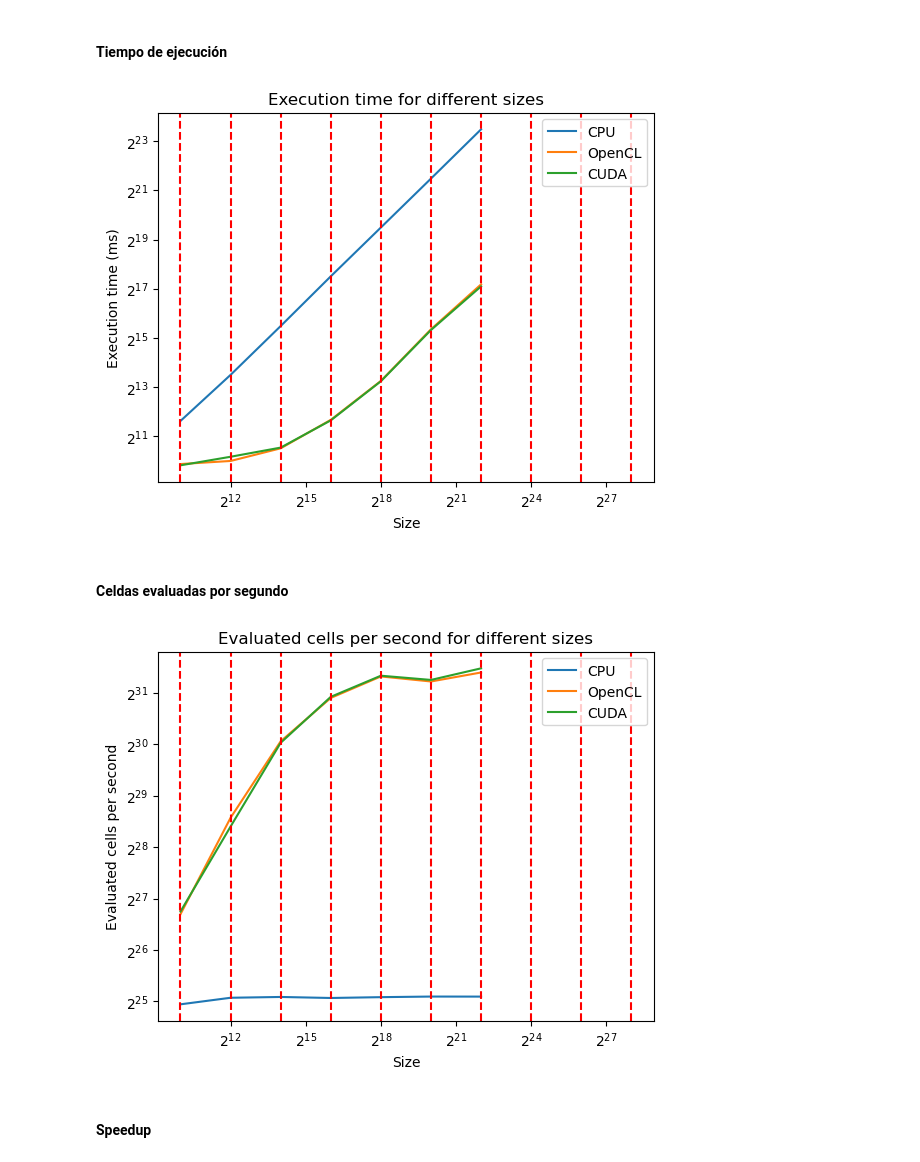
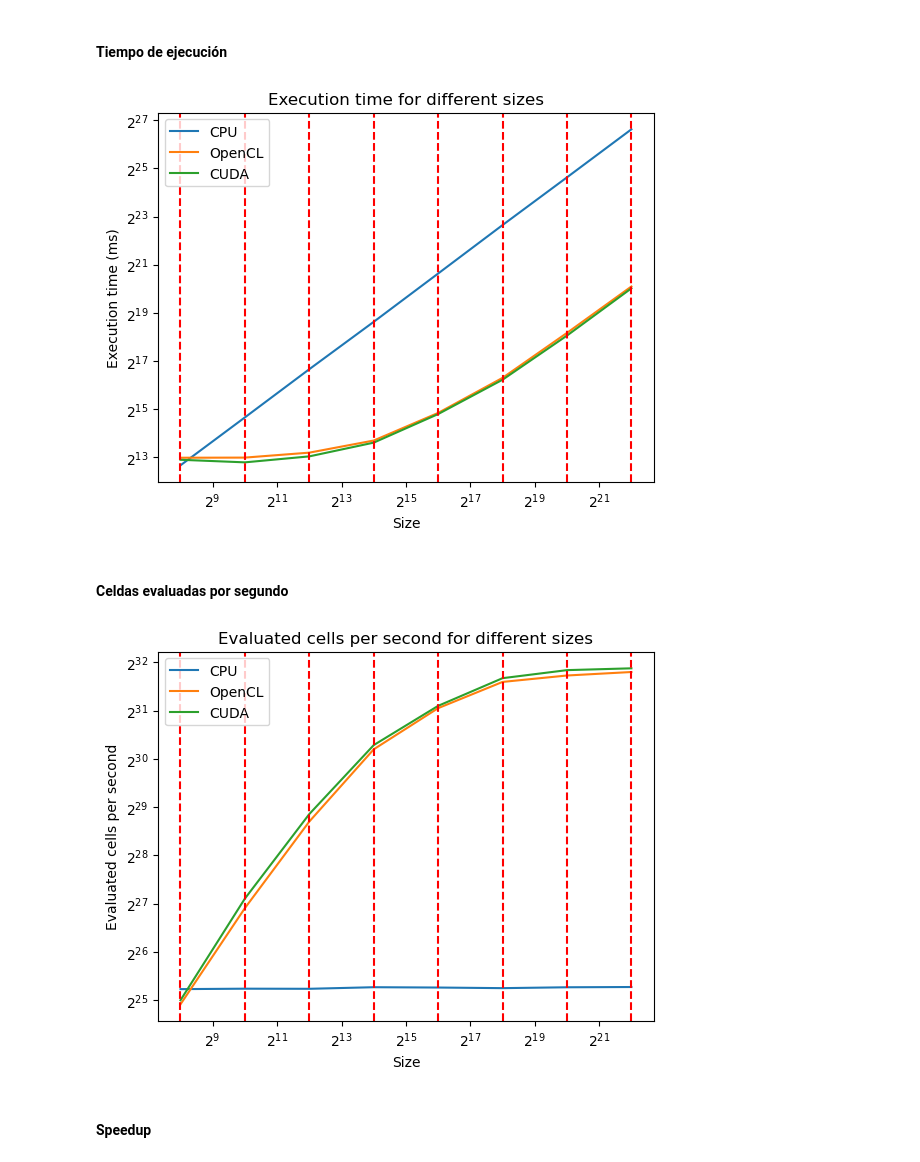
Before and after one commit to tcardenasc/CUDA-CL-GameOfLife, a Jupyter notebook: experiment/exp.ipynb, the cells around one changed output. Cells and saved outputs as stored; diff of their text form; code cells hidden in the pictures.

```diff
--- a/experiment/exp.ipynb
+++ b/experiment/exp.ipynb
@@ -20,7 +20,7 @@ Variar el tamaño de la grilla con `block/local size` fijos, iteraciones fijas y
 # %%
 current_path = os.getcwd()
-block = 32
-iterations = 100
+block = 128
+iterations = 1000
 n_tests = 10
 
 for i in range(4, 11+1):
@@ -88,7 +95,7 @@ ax.plot(cpu_avg.index, cpu_avg["total time"], label="CPU")
 ax.plot(cl_avg.index, cl_avg["total time"], label="OpenCL")
 ax.plot(cuda_avg.index, cuda_avg["total time"], label="CUDA")
 # plot vertical isolines of power of 2
-for i in range(10, 29, 2):
+for i in range(8, 22+1, 2):
     ax.axvline(x=2**i, color='r', linestyle='--')
 
 ax.set_yscale('log', base=2)
@@ -110,7 +117,7 @@ fig, ax = plt.subplots()
 ax.plot(cpu_avg.index, cpu_avg["execution time"], label="CPU")
 ax.plot(cl_avg.index, cl_avg["execution time"], label="OpenCL")
 ax.plot(cuda_avg.index, cuda_avg["execution time"], label="CUDA")
-for i in range(10, 29, 2):
+for i in range(8, 22+1, 2):
     ax.axvline(x=2**i, color='r', linestyle='--')
 
 ax.set_yscale('log', base=2)
@@ -122,34 +129,34 @@ plt.title("Execution time for different sizes")
 plt.show()
 fig.savefig("execution_time.svg")
 # %% [output]
-[figure, old version]
+[figure, new version]
 # %% [markdown]
 #### Celdas evaluadas por segundo
 # %%
 # plot evaluated cells per second for each size
 
 cpu_avg["evaluated cells per second"] = cpu_avg.index*iterations / (cpu_avg["execution time"]/(10**6))
 cl_avg["evaluated cells per second"] = cl_avg.index*iterations / (cl_avg["execution time"]/(10**6))
 cuda_avg["evaluated cells per second"] = cuda_avg.index*iterations / (cuda_avg["execution time"]/(10**6))
 
 fig, ax = plt.subplots()
 ax.plot(cpu_avg.index, cpu_avg["evaluated cells per second"], label="CPU")
 ax.plot(cl_avg.index, cl_avg["evaluated cells per second"], label="OpenCL")
 ax.plot(cuda_avg.index, cuda_avg["evaluated cells per second"], label="CUDA")
-for i in range(10, 29, 2):
+for i in range(8, 22+1, 2):
     ax.axvline(x=2**i, color='r', linestyle='--')
 
 ax.set_yscale('log', base=2)
 ax.set_xscale('log', base=2)
 
 ax.set_xlabel("Size")
 ax.set_ylabel("Evaluated cells per second")
 ax.legend()
 plt.title("Evaluated cells per second for different sizes")
 plt.show()
 fig.savefig("evaluated_cells_per_second.svg")
 # %% [output]
-[figure, old version]
+[figure, new version]
 # %% [markdown]
 #### Speedup
 # %%
```
Also changed, not shown: parts of 15 cells of this notebook, 14 other files.
